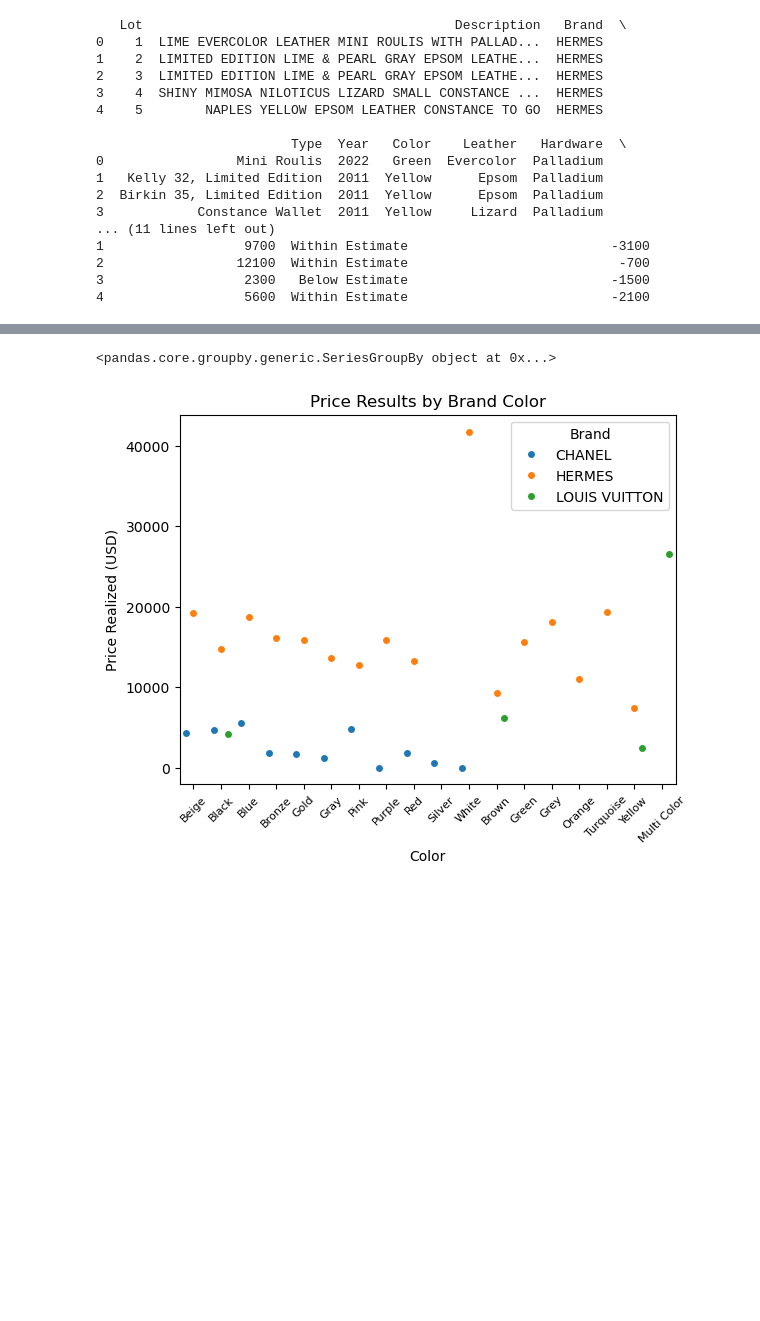
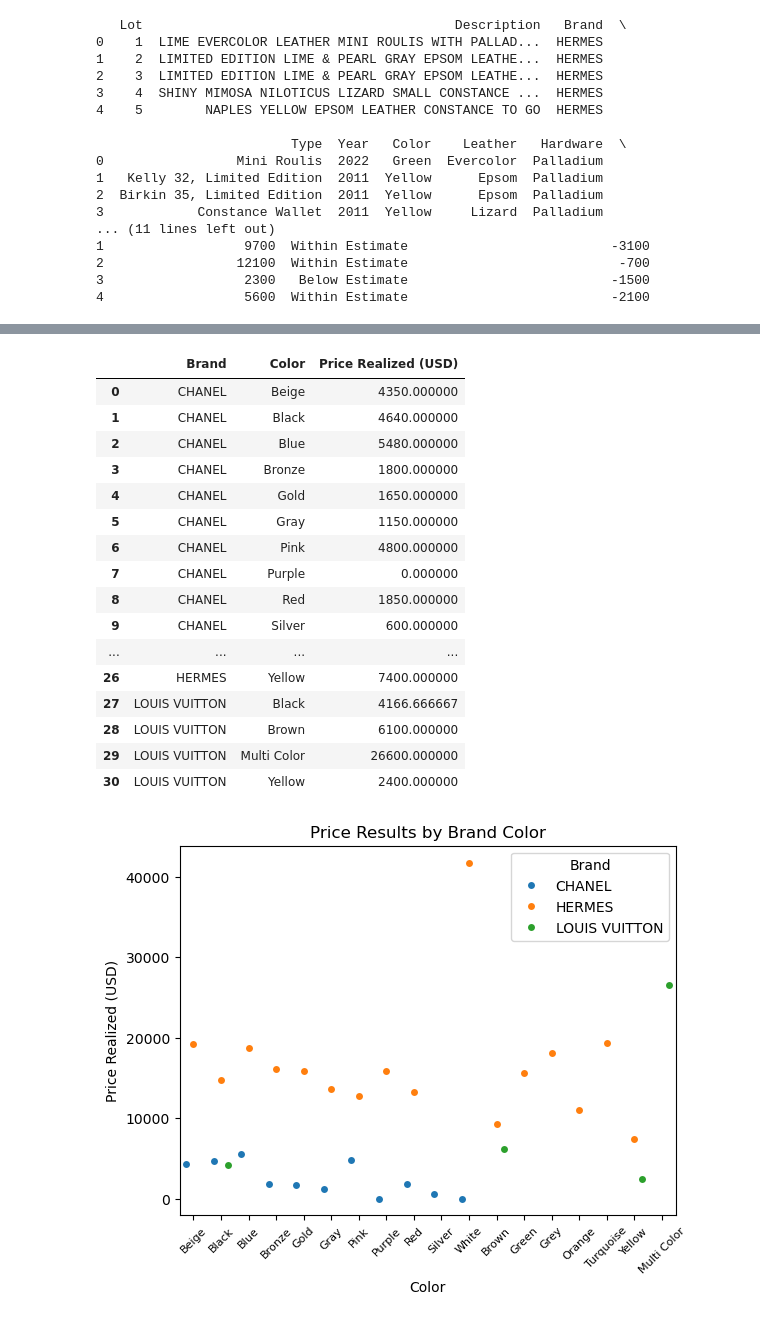
Before and after one commit to PatriciaDaher/Project3-Luxurybags, a Jupyter notebook: LuxuryBags.ipynb, the cells around one changed output, grey strips where cells are left out. Cells and saved outputs as stored; diff of their text form; code cells hidden in the pictures; blank space fills up the shorter version.

```diff
--- a/LuxuryBags.ipynb
+++ b/LuxuryBags.ipynb
@@ -362,8 +430,25 @@ plt.show()
 # %%
-color_df = df.groupby(['Brand', 'Color'])['Price Realized (USD)'].mean().reset_index()
-color_df
+#Average Price Realized for Brands By Color
+AveragePriceColor_df = df.groupby(['Brand', 'Color'])['Price Realized (USD)'].mean().reset_index()
+AveragePriceColor_df
 # %% [output]
-<pandas.core.groupby.generic.SeriesGroupBy object at 0x...>
+|  | Brand | Color | Price Realized (USD) |
+| 0 | CHANEL | Beige | 4350.000000 |
+| 1 | CHANEL | Black | 4640.000000 |
+| 2 | CHANEL | Blue | 5480.000000 |
+| 3 | CHANEL | Bronze | 1800.000000 |
+| 4 | CHANEL | Gold | 1650.000000 |
+| 5 | CHANEL | Gray | 1150.000000 |
+| 6 | CHANEL | Pink | 4800.000000 |
+| 7 | CHANEL | Purple | 0.000000 |
+| 8 | CHANEL | Red | 1850.000000 |
+| 9 | CHANEL | Silver | 600.000000 |
+| ... | ... | ... | ... |
+| 26 | HERMES | Yellow | 7400.000000 |
+| 27 | LOUIS VUITTON | Black | 4166.666667 |
+| 28 | LOUIS VUITTON | Brown | 6100.000000 |
+| 29 | LOUIS VUITTON | Multi Color | 26600.000000 |
+| 30 | LOUIS VUITTON | Yellow | 2400.000000 |
 # %%
 # Price Results by Brand Color
 #plotting the dot chart
```
Also changed, not shown: parts of 31 cells of this notebook, 4 other files.
